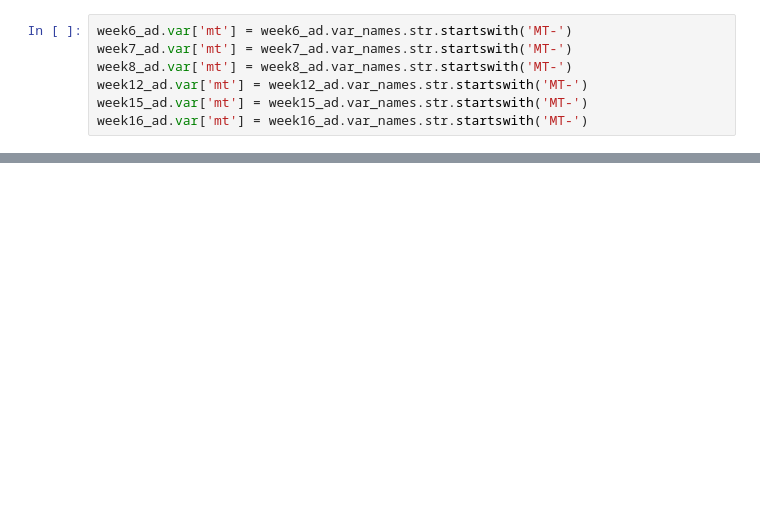
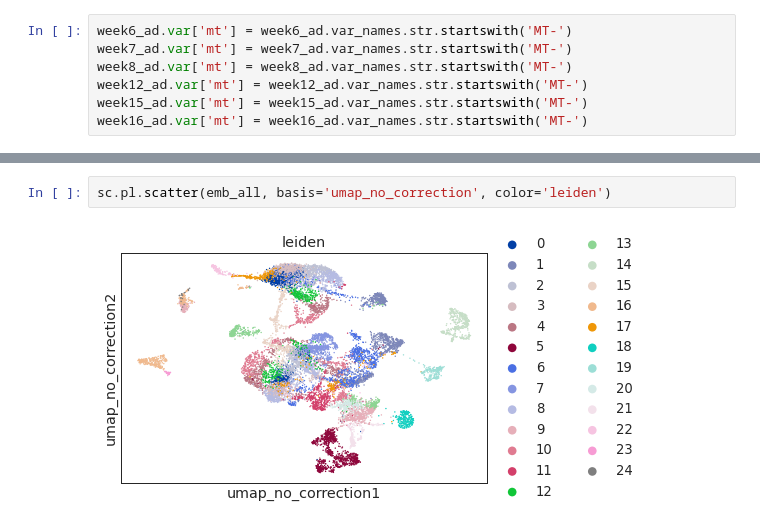
Before and after one commit to bchansen3/sc-testis_sum, a Jupyter notebook: sc-data_workup.ipynb, the cells around one changed output, grey strips where cells are left out. Saved outputs shown, nothing was run; the diff lists cells and outputs as text; blank space fills up the shorter version.

```diff
--- a/sc-data_workup.ipynb
+++ b/sc-data_workup.ipynb
@@ -75,0 +127,4 @@ plt.hist(np.log10(week7_ad.obs['total_counts']), 50);
+# %%
+sc.pl.scatter(emb_all, basis='umap_no_correction', color='leiden')
+# %% [output]
+[figure, added]
```
Also changed, not shown: parts of 20 cells of this notebook.
